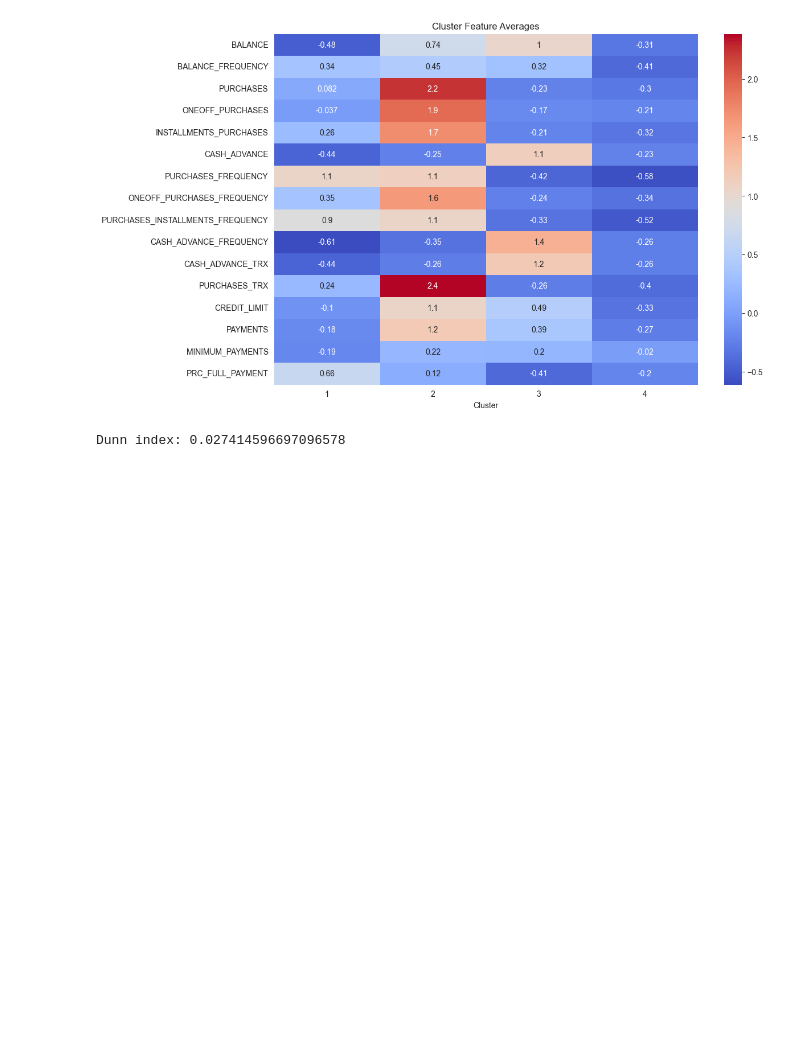
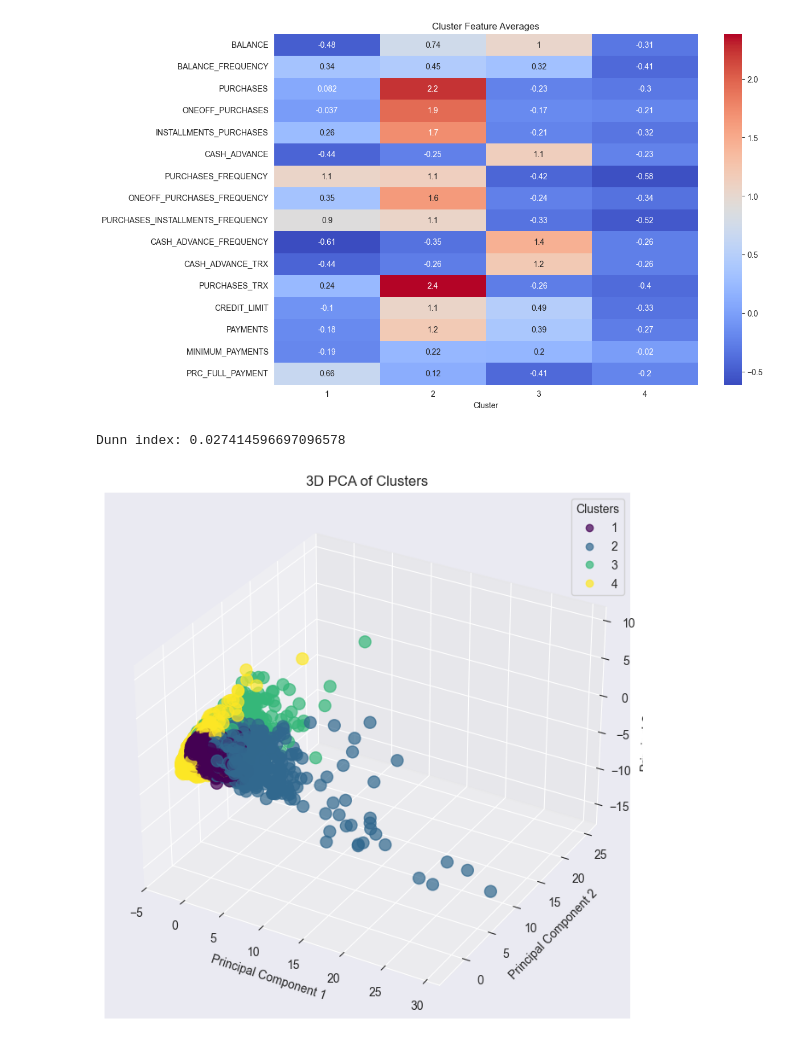
Before and after one commit to MikaParssinen/Applied-Machine-Learning, a Jupyter notebook: INL2/Visual.ipynb, the cells around one changed output. Cells and saved outputs as stored; diff of their text form; code cells hidden in the pictures; blank space fills up the shorter version.

```diff
--- a/INL2/Visual.ipynb
+++ b/INL2/Visual.ipynb
@@ -27,7 +32,7 @@ df.head()
 | 4 | 0.099551 | 0.505405 | 0.142062 | -0.359160 | 0.994815 | -0.468655 | ... |
 # %%
 # Perform hierarchical clustering
-linkage_matrix = linkage(df, method='ward')
+linkage_matrix = linkage(df, method='ward', metric='euclidean', optimal_ordering=False)
 
 # Plot the dendrogram
 plt.figure(figsize=(10, 7))
@@ -89,3 +94,21 @@ dunn = dunn_index(df, clusters)
 print(f"Dunn index: {dunn}")
 # %% [output]
 Dunn index: 0.027414596697096578
+# %%
+pca = PCA(n_components=3)  # Reduce to 2 dimensions for visualization
+pca_components = pca.fit_transform(df.drop(columns=['Cluster']))  # Exclude 'Cluster' column for PCA
+pca_df = pd.DataFrame(pca_components, columns=['PC1', 'PC2', 'PC3'])
+pca_df['Cluster'] = df['Cluster']  # Add the cluster labels
+# %%
+# Step 3: Create a 3D scatter plot
+fig = plt.figure(figsize=(10, 8))
+ax = fig.add_subplot(111, projection='3d')
+scatter = ax.scatter(pca_df['PC1'], pca_df['PC2'], pca_df['PC3'], c=pca_df['Cluster'], cmap='viridis', s=100, alpha=0.7)
+ax.set_xlabel('Principal Component 1')
+ax.set_ylabel('Principal Component 2')
+ax.set_zlabel('Principal Component 3')
+plt.title('3D PCA of Clusters')
+plt.legend(*scatter.legend_elements(), title="Clusters")
+plt.show()
+# %% [output]
+[figure, added]
```
Also changed, not shown: parts of 2 cells of this notebook, 8 other files.
